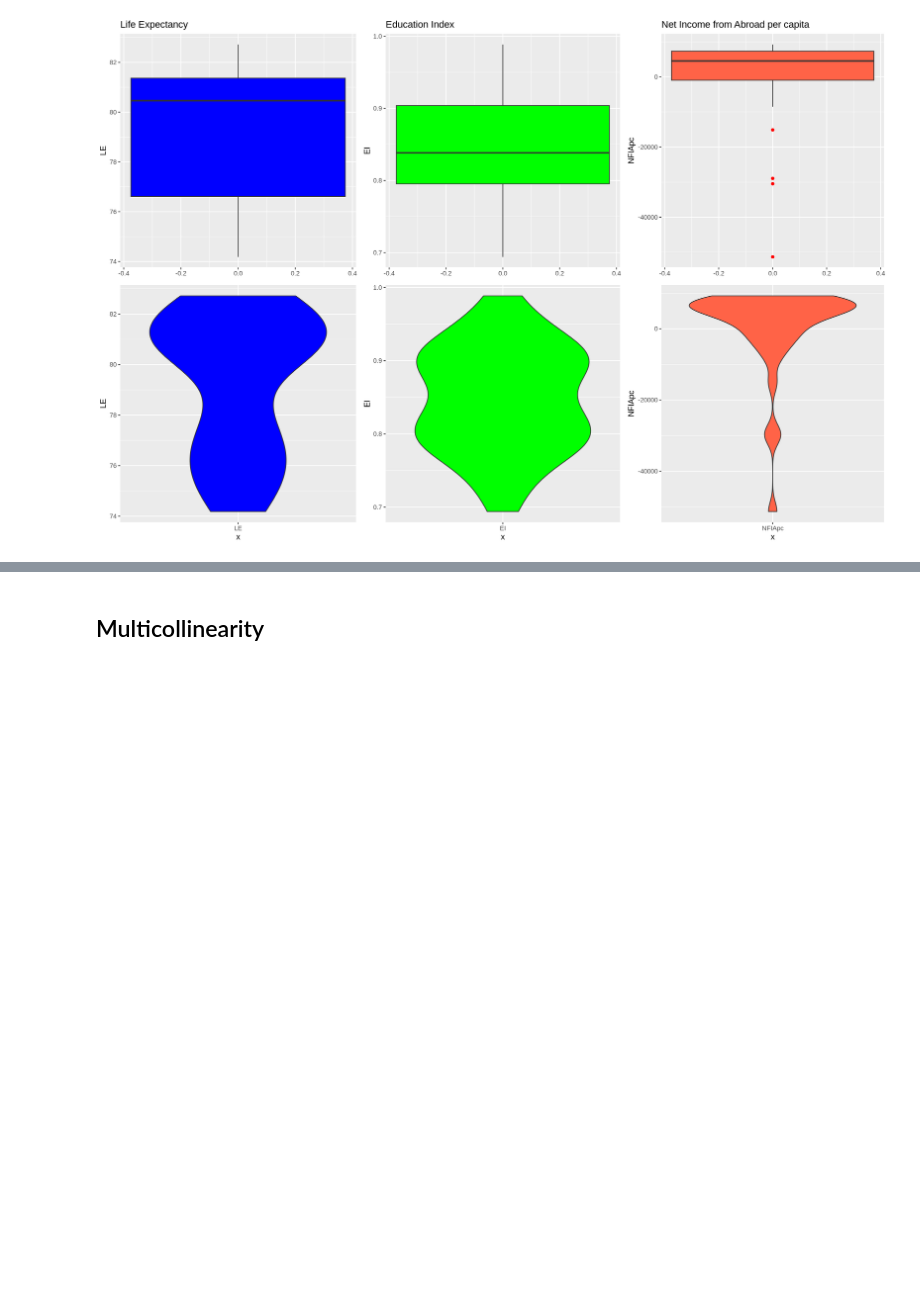
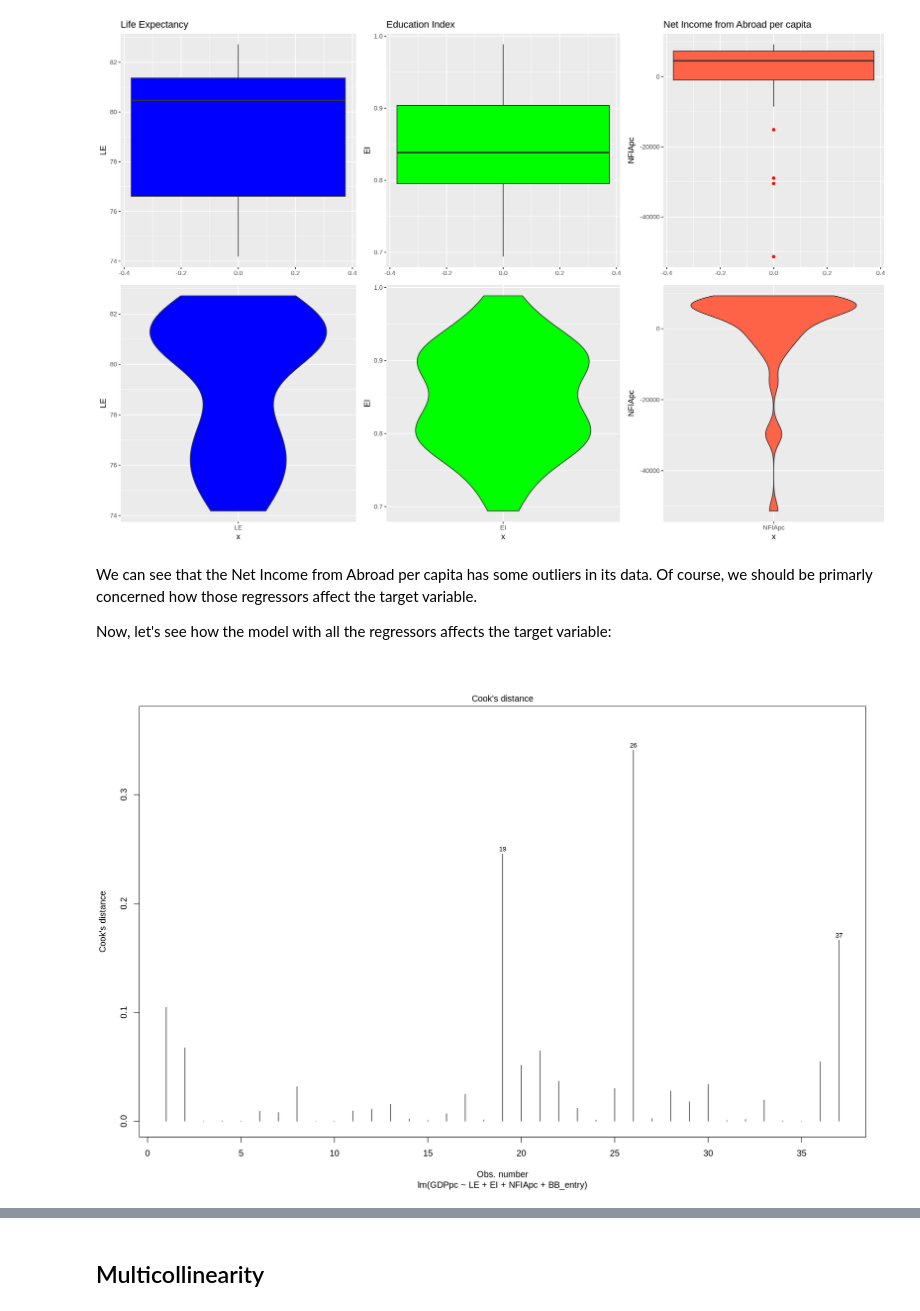
Before and after one commit to nickobard/eurostat-datasets-analysis, a Jupyter notebook: sem-3/semestral-work.ipynb, the cells around one changed output, grey strips where cells are left out. Saved outputs shown, nothing was run; the diff lists cells and outputs as text; code cells hidden in the pictures; blank space fills up the shorter version.

Commit message:
bardanik: add outliers handling with numeric features

```diff
--- a/sem-3/semestral-work.ipynb
+++ b/sem-3/semestral-work.ipynb
@@ -445,0 +416,8 @@ melt(data=data,
+# %% [markdown]
+We can see that the Net Income from Abroad per capita has some outliers in its data. Of course, we should be primarly concerned how those regressors affect the target variable.
+
+Now, let's see how the model with all the regressors affects the target variable:
+# %%
+plot(model, which=4)
+# %% [output]
+[figure, added]
```
Also changed, not shown: parts of 35 cells of this notebook.
